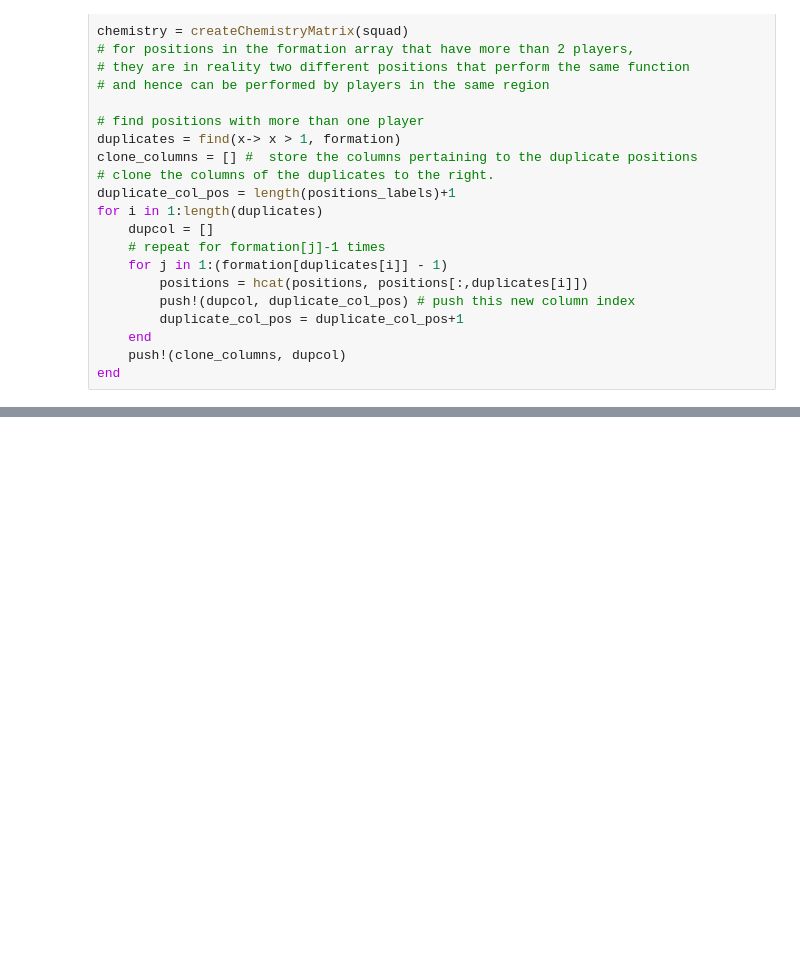
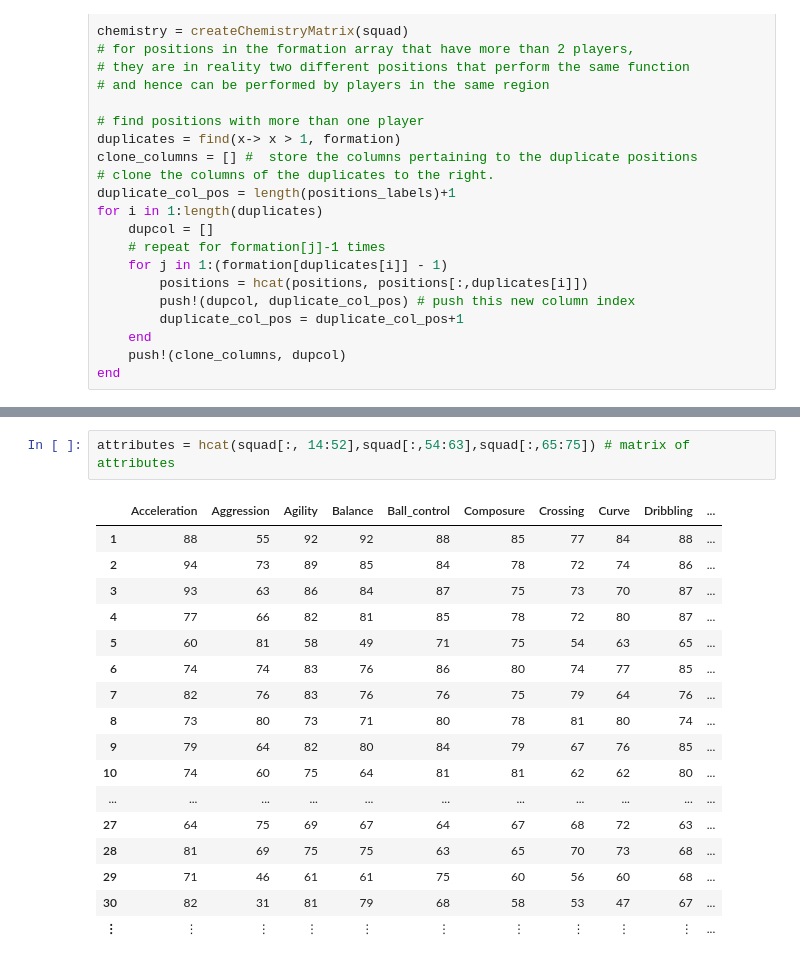
Before and after one commit to TurbulentCupcake/FIFAOptimization, a Jupyter notebook: code/FIFA Manager.ipynb, the cells around one changed output, grey strips where cells are left out. Drawn from its saved outputs; the diff is of its cells as text; blank space fills up the shorter version.

```diff
--- a/code/FIFA Manager.ipynb
+++ b/code/FIFA Manager.ipynb
@@ -403,0 +326,20 @@ squad[find(x->x == 1, getvalue(position_preference[:,17])),2]
+# %%
+attributes = hcat(squad[:, 14:52],squad[:,54:63],squad[:,65:75]) # matrix of attributes
+# %% [output]
+|  | Acceleration | Aggression | Agility | Balance | Ball_control | Composure | Crossing | Curve | Dribbling | ... |
+| 1 | 88 | 55 | 92 | 92 | 88 | 85 | 77 | 84 | 88 | ... |
+| 2 | 94 | 73 | 89 | 85 | 84 | 78 | 72 | 74 | 86 | ... |
+| 3 | 93 | 63 | 86 | 84 | 87 | 75 | 73 | 70 | 87 | ... |
+| 4 | 77 | 66 | 82 | 81 | 85 | 78 | 72 | 80 | 87 | ... |
+| 5 | 60 | 81 | 58 | 49 | 71 | 75 | 54 | 63 | 65 | ... |
+| 6 | 74 | 74 | 83 | 76 | 86 | 80 | 74 | 77 | 85 | ... |
+| 7 | 82 | 76 | 83 | 76 | 76 | 75 | 79 | 64 | 76 | ... |
+| 8 | 73 | 80 | 73 | 71 | 80 | 78 | 81 | 80 | 74 | ... |
+| 9 | 79 | 64 | 82 | 80 | 84 | 79 | 67 | 76 | 85 | ... |
+| 10 | 74 | 60 | 75 | 64 | 81 | 81 | 62 | 62 | 80 | ... |
+| ... | ... | ... | ... | ... | ... | ... | ... | ... | ... | ... |
+| 27 | 64 | 75 | 69 | 67 | 64 | 67 | 68 | 72 | 63 | ... |
+| 28 | 81 | 69 | 75 | 75 | 63 | 65 | 70 | 73 | 68 | ... |
+| 29 | 71 | 46 | 61 | 61 | 75 | 60 | 56 | 60 | 68 | ... |
+| 30 | 82 | 31 | 81 | 79 | 68 | 58 | 53 | 47 | 67 | ... |
+| ⋮ | ⋮ | ⋮ | ⋮ | ⋮ | ⋮ | ⋮ | ⋮ | ⋮ | ⋮ | ... |
```
Also changed, not shown: parts of 20 cells of this notebook, 2 other files.
